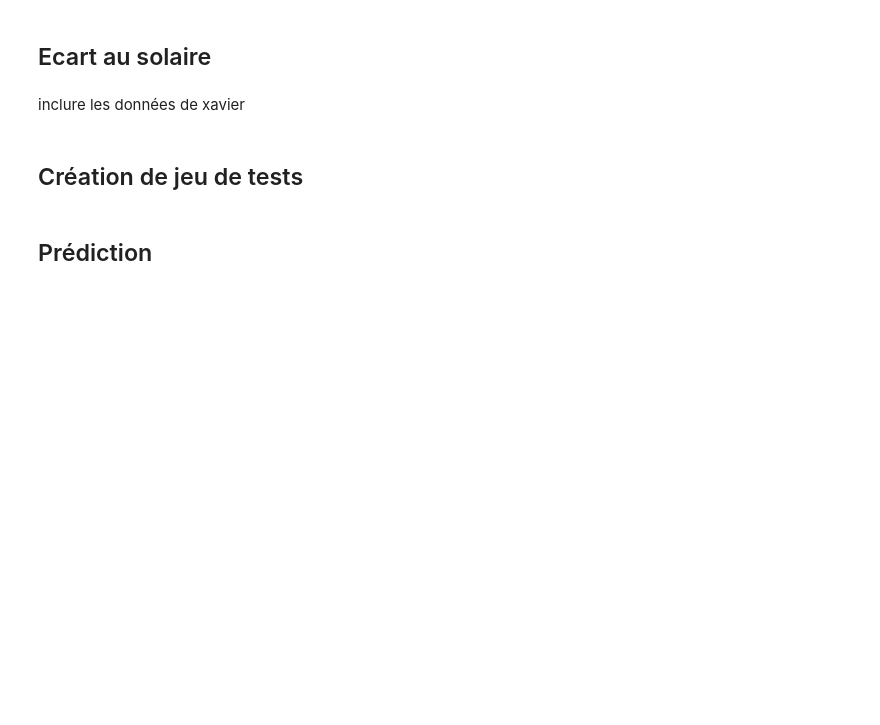
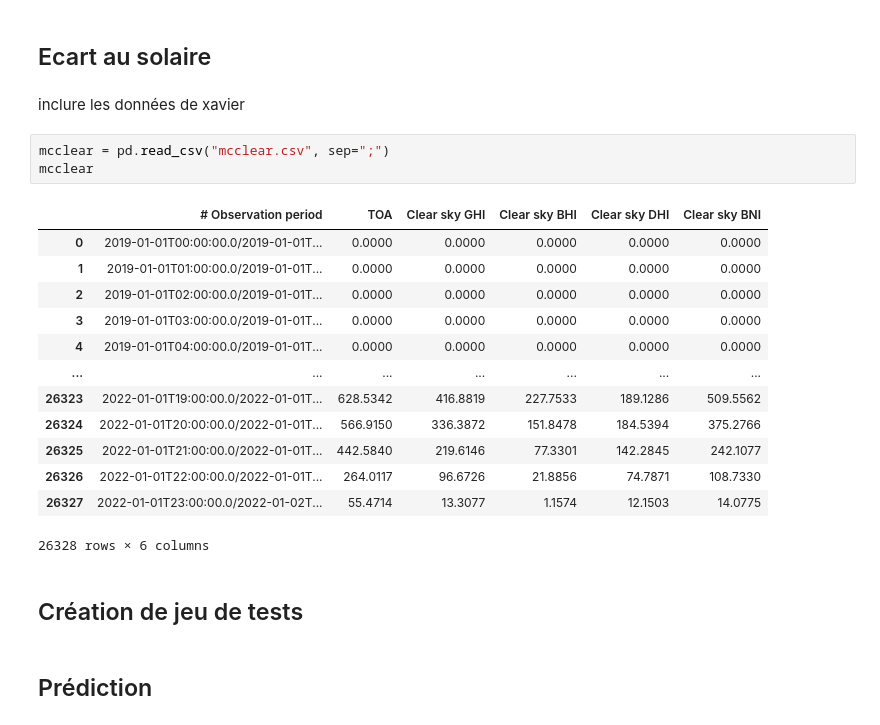
Before and after one commit to pierreberranger/Challenge_Solaire, a Jupyter notebook: challenge_solaire.ipynb, the cells around one changed output. Cells and saved outputs as stored; diff of their text form; blank space fills up the shorter version.

Commit message:
mcclear de 2019 jusqu'à 2021

```diff
--- a/challenge_solaire.ipynb
+++ b/challenge_solaire.ipynb
@@ -124,6 +111,23 @@ df
 ## Ecart au solaire
 # %% [markdown]
 inclure les données de xavier
+# %%
+mcclear = pd.read_csv("mcclear.csv", sep=";")
+mcclear
+# %% [output]
+|  | # Observation period | TOA | Clear sky GHI | Clear sky BHI | Clear sky DHI | Clear sky BNI |
+| 0 | 2019-01-01T00:00:00.0/2019-01-01T... | 0.0000 | 0.0000 | 0.0000 | 0.0000 | 0.0000 |
+| 1 | 2019-01-01T01:00:00.0/2019-01-01T... | 0.0000 | 0.0000 | 0.0000 | 0.0000 | 0.0000 |
+| 2 | 2019-01-01T02:00:00.0/2019-01-01T... | 0.0000 | 0.0000 | 0.0000 | 0.0000 | 0.0000 |
+| 3 | 2019-01-01T03:00:00.0/2019-01-01T... | 0.0000 | 0.0000 | 0.0000 | 0.0000 | 0.0000 |
+| 4 | 2019-01-01T04:00:00.0/2019-01-01T... | 0.0000 | 0.0000 | 0.0000 | 0.0000 | 0.0000 |
+| ... | ... | ... | ... | ... | ... | ... |
+| 26323 | 2022-01-01T19:00:00.0/2022-01-01T... | 628.5342 | 416.8819 | 227.7533 | 189.1286 | 509.5562 |
+| 26324 | 2022-01-01T20:00:00.0/2022-01-01T... | 566.9150 | 336.3872 | 151.8478 | 184.5394 | 375.2766 |
+| 26325 | 2022-01-01T21:00:00.0/2022-01-01T... | 442.5840 | 219.6146 | 77.3301 | 142.2845 | 242.1077 |
+| 26326 | 2022-01-01T22:00:00.0/2022-01-01T... | 264.0117 | 96.6726 | 21.8856 | 74.7871 | 108.7330 |
+| 26327 | 2022-01-01T23:00:00.0/2022-01-02T... | 55.4714 | 13.3077 | 1.1574 | 12.1503 | 14.0775 |
+26328 rows × 6 columns
 # %% [markdown]
 ## Création de jeu de tests
 # %% [markdown]
```
Also changed, not shown: parts of 3 cells of this notebook, 2 other files.
